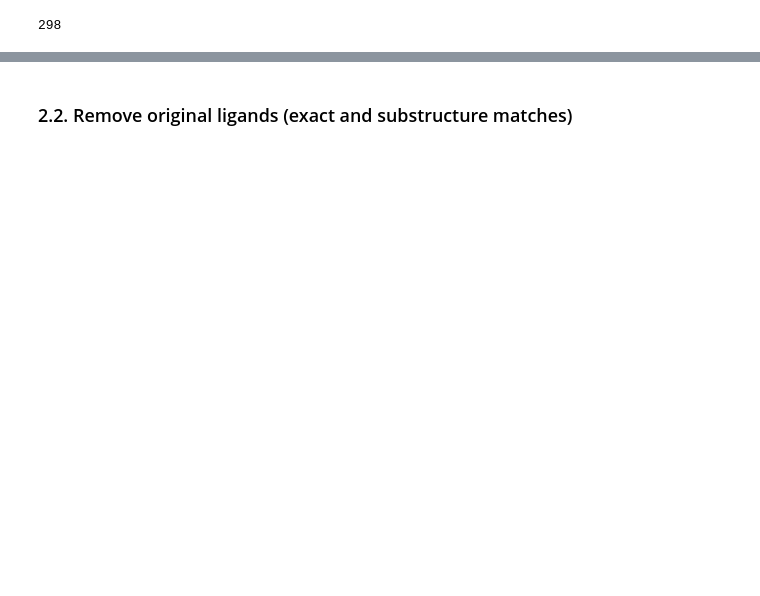
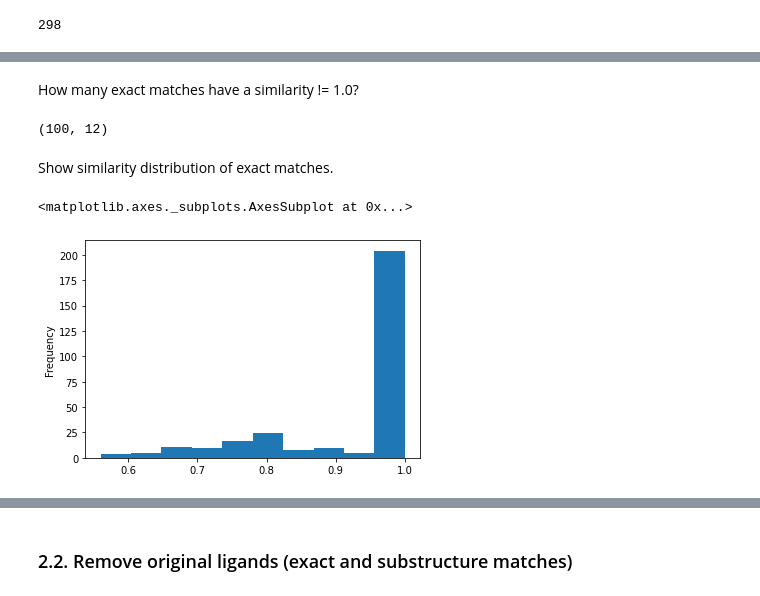
Before and after one commit to volkamerlab/KinFragLib, a Jupyter notebook: notebooks/4_4_combinatorial_library_comparison_chembl.ipynb, the cells around one changed output, grey strips where cells are left out. Drawn from its saved outputs; the diff is of its cells as text; code cells hidden in the pictures; blank space fills up the shorter version.

```diff
--- a/notebooks/4_4_combinatorial_library_comparison_chembl.ipynb
+++ b/notebooks/4_4_combinatorial_library_comparison_chembl.ipynb
@@ -65,0 +103,13 @@ exact_matches.shape[0]
+# %% [markdown]
+How many exact matches have a similarity != 1.0?
+# %%
+exact_matches[exact_matches.chembl_most_similar.apply(lambda x: x[1] != 1.0)].shape
+# %% [output]
+(100, 12)
+# %% [markdown]
+Show similarity distribution of exact matches.
+# %%
+exact_matches.chembl_most_similar.apply(lambda x: x[1]).plot(kind='hist')
+# %% [output]
+<matplotlib.axes._subplots.AxesSubplot at 0x...>
+[figure, added]
```
Also changed, not shown: parts of 15 cells of this notebook.
